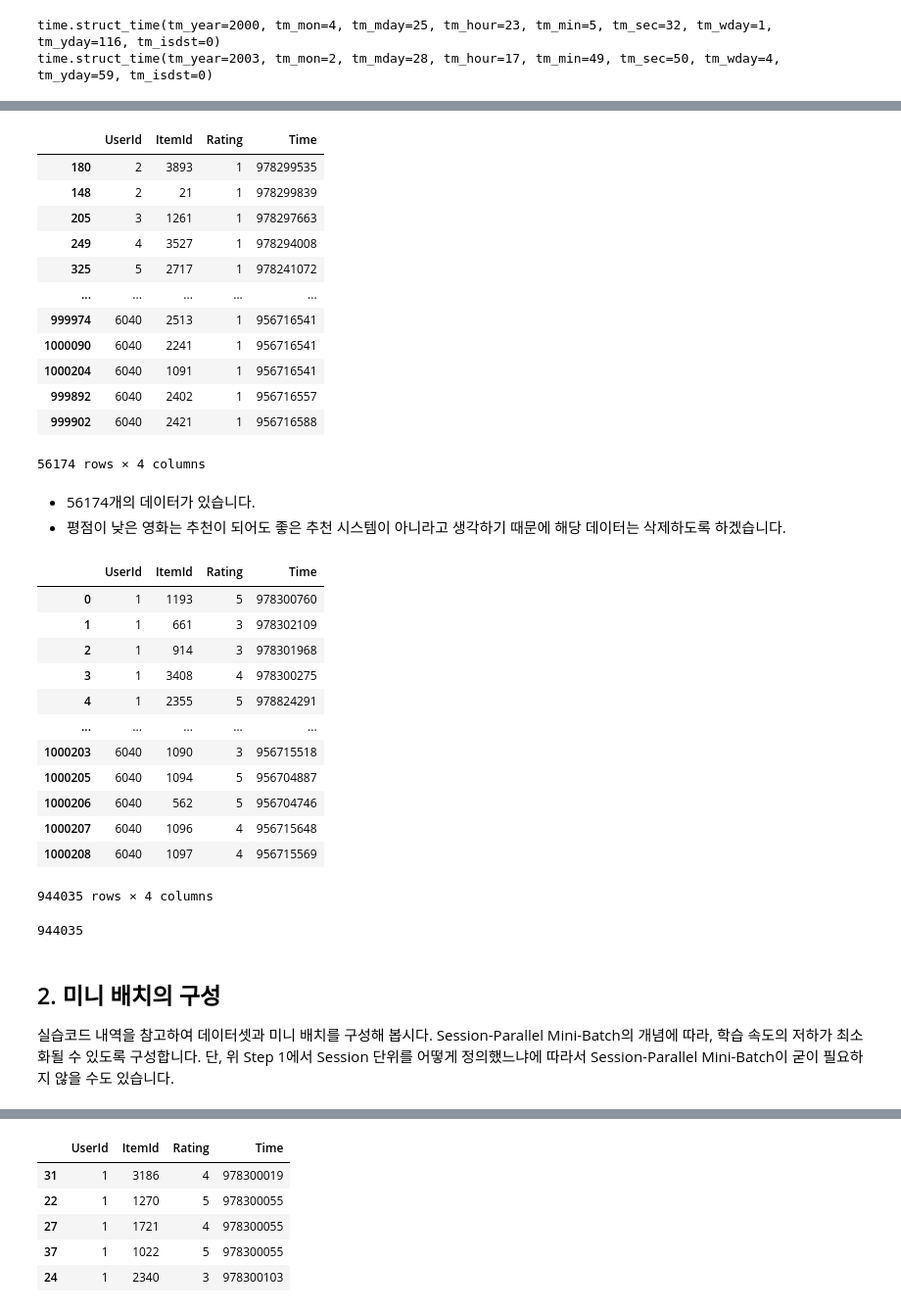
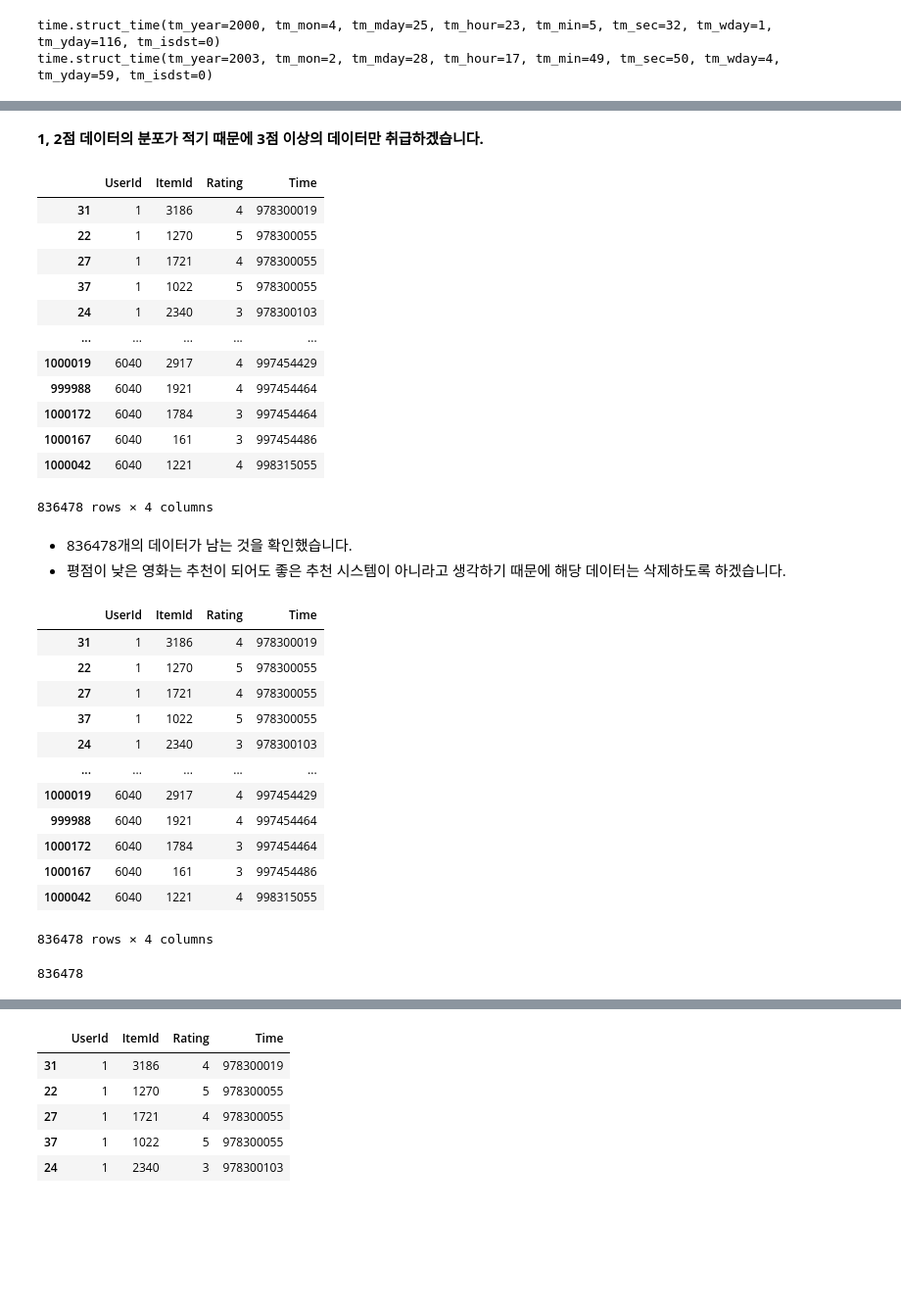
Before and after one commit to miinkang/AI_Project_AIFFEL, a Jupyter notebook: [E-17]Movielens_SBR.ipynb, the cells around one changed output, grey strips where cells are left out. Shown: that part at 98% size. Drawn from its saved outputs; the diff is of its cells as text; code cells hidden in the pictures; blank space fills up the shorter version.

```diff
--- a/[E-17]Movielens_SBR.ipynb
+++ b/[E-17]Movielens_SBR.ipynb
@@ -54,7 +59,7 @@ def load_data(data_path: Path, nrows=None):
     return data
 
 data = load_data(train_path, None)
-# data.sort_values(['UserId', 'Time'], inplace=True)  # data를 id와 시간 순서로 정렬해줍니다.
+data.sort_values(['UserId', 'Time'], inplace=True)  # data를 id와 시간 순서로 정렬해줍니다.
 data
 # %% [output]
 |  | UserId | ItemId | Rating | Time |
@@ -177,45 +188,43 @@ time.struct_time(tm_year=2003, tm_mon=2, tm_mday=28, tm_hour=17, tm_min=49, tm_s
+# %% [markdown]
+**1, 2점 데이터의 분포가 적기 때문에 3점 이상의 데이터만 취급하겠습니다.**
 # %%
-rate_low = data[data['Rating']==1]
-rate_low
+rate = data[data['Rating']>=3]
+rate
 # %% [output]
 |  | UserId | ItemId | Rating | Time |
-| 180 | 2 | 3893 | 1 | 978299535 |
-| 148 | 2 | 21 | 1 | 978299839 |
-| 205 | 3 | 1261 | 1 | 978297663 |
-| 249 | 4 | 3527 | 1 | 978294008 |
-| 325 | 5 | 2717 | 1 | 978241072 |
+| 31 | 1 | 3186 | 4 | 978300019 |
+| 22 | 1 | 1270 | 5 | 978300055 |
+| 27 | 1 | 1721 | 4 | 978300055 |
+| 37 | 1 | 1022 | 5 | 978300055 |
+| 24 | 1 | 2340 | 3 | 978300103 |
 | ... | ... | ... | ... | ... |
-| 999974 | 6040 | 2513 | 1 | 956716541 |
-| 1000090 | 6040 | 2241 | 1 | 956716541 |
-| 1000204 | 6040 | 1091 | 1 | 956716541 |
-| 999892 | 6040 | 2402 | 1 | 956716557 |
-| 999902 | 6040 | 2421 | 1 | 956716588 |
+| 1000019 | 6040 | 2917 | 4 | 997454429 |
+| 999988 | 6040 | 1921 | 4 | 997454464 |
+| 1000172 | 6040 | 1784 | 3 | 997454464 |
+| 1000167 | 6040 | 161 | 3 | 997454486 |
+| 1000042 | 6040 | 1221 | 4 | 998315055 |
-56174 rows × 4 columns
+836478 rows × 4 columns
 # %% [markdown]
-- 56174개의 데이터가 있습니다.
+- 836478개의 데이터가 남는 것을 확인했습니다.
 - 평점이 낮은 영화는 추천이 되어도 좋은 추천 시스템이 아니라고 생각하기 때문에 해당 데이터는 삭제하도록 하겠습니다.
 # %%
-data[data['Rating']>1]
+data[data['Rating']>=3]
 # %% [output]
 |  | UserId | ItemId | Rating | Time |
-| 0 | 1 | 1193 | 5 | 978300760 |
-| 1 | 1 | 661 | 3 | 978302109 |
-| 2 | 1 | 914 | 3 | 978301968 |
-| 3 | 1 | 3408 | 4 | 978300275 |
-| 4 | 1 | 2355 | 5 | 978824291 |
+| 31 | 1 | 3186 | 4 | 978300019 |
+| 22 | 1 | 1270 | 5 | 978300055 |
+| 27 | 1 | 1721 | 4 | 978300055 |
+| 37 | 1 | 1022 | 5 | 978300055 |
+| 24 | 1 | 2340 | 3 | 978300103 |
 | ... | ... | ... | ... | ... |
-| 1000203 | 6040 | 1090 | 3 | 956715518 |
-| 1000205 | 6040 | 1094 | 5 | 956704887 |
-| 1000206 | 6040 | 562 | 5 | 956704746 |
-| 1000207 | 6040 | 1096 | 4 | 956715648 |
-| 1000208 | 6040 | 1097 | 4 | 956715569 |
+| 1000019 | 6040 | 2917 | 4 | 997454429 |
+| 999988 | 6040 | 1921 | 4 | 997454464 |
+| 1000172 | 6040 | 1784 | 3 | 997454464 |
+| 1000167 | 6040 | 161 | 3 | 997454486 |
+| 1000042 | 6040 | 1221 | 4 | 998315055 |
-944035 rows × 4 columns
+836478 rows × 4 columns
 # %%
-data = data[data['Rating']>1]
+data = data[data['Rating']>=3]
 len(data)
 # %% [output]
-944035
+836478
-# %% [markdown]
-## 2. 미니 배치의 구성
-실습코드 내역을 참고하여 데이터셋과 미니 배치를 구성해 봅시다. Session-Parallel Mini-Batch의 개념에 따라, 학습 속도의 저하가 최소화될 수 있도록 구성합니다.
-단, 위 Step 1에서 Session 단위를 어떻게 정의했느냐에 따라서 Session-Parallel Mini-Batch이 굳이 필요하지 않을 수도 있습니다.
```
Also changed, not shown: parts of 24 cells of this notebook.
